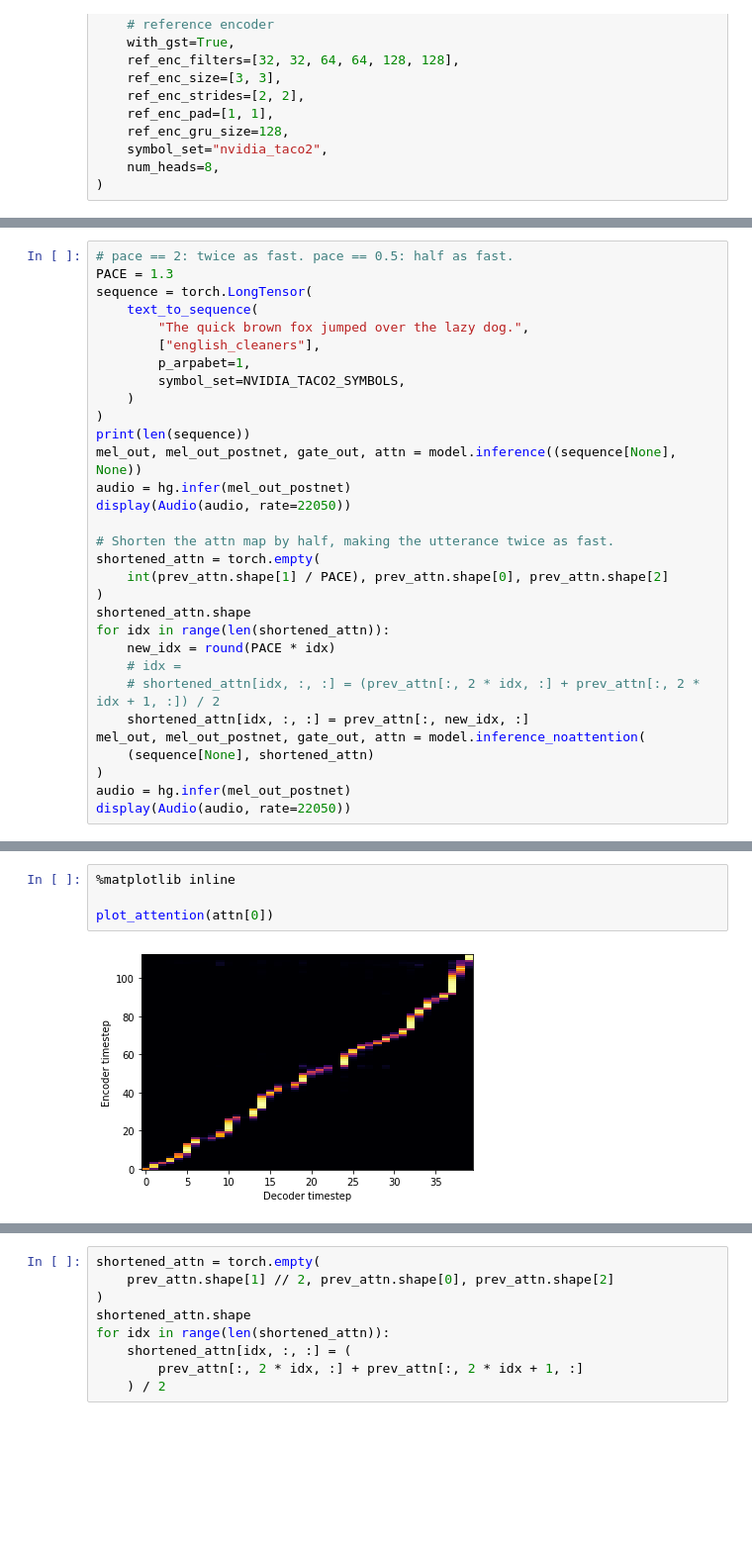
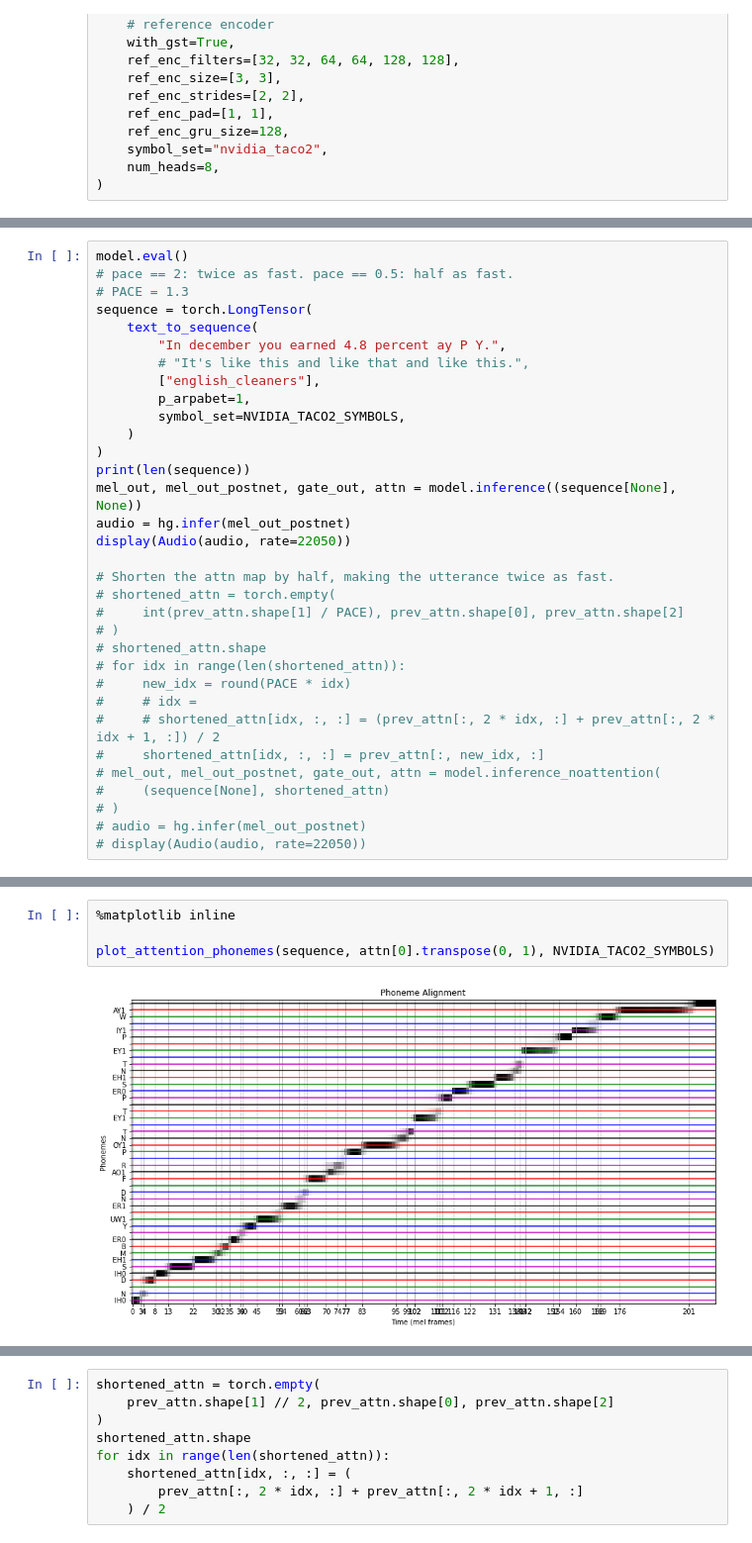
Before and after one commit to uberduck-ai/uberduck-ml-dev, a Jupyter notebook: nbs/models.tacotron2.ipynb, the cells around one changed output, grey strips where cells are left out. Shown at 99% size. Drawn from its saved outputs; the diff is of its cells as text; blank space fills up the shorter version.

Commit message:
add partial teacher forcing inference

```diff
--- a/nbs/models.tacotron2.ipynb
+++ b/nbs/models.tacotron2.ipynb
@@ -770,9 +902,11 @@ hg = HiFiGanGenerator("../models/config_v1.json", "../models/g_02590000_8spk")
 # %%
+model.eval()
 # pace == 2: twice as fast. pace == 0.5: half as fast.
-PACE = 1.3
+# PACE = 1.3
 sequence = torch.LongTensor(
     text_to_sequence(
-        "The quick brown fox jumped over the lazy dog.",
+        "In december you earned 4.8 percent ay P Y.",
+        # "It's like this and like that and like this.",
         ["english_cleaners"],
         p_arpabet=1,
         symbol_set=NVIDIA_TACO2_SYMBOLS,
@@ -784,18 +918,18 @@ audio = hg.infer(mel_out_postnet)
 display(Audio(audio, rate=22050))
 
 # Shorten the attn map by half, making the utterance twice as fast.
-shortened_attn = torch.empty(
-    int(prev_attn.shape[1] / PACE), prev_attn.shape[0], prev_attn.shape[2]
-)
-shortened_attn.shape
-for idx in range(len(shortened_attn)):
-    new_idx = round(PACE * idx)
-    # idx =
-    # shortened_attn[idx, :, :] = (prev_attn[:, 2 * idx, :] + prev_attn[:, 2 * idx + 1, :]) / 2
-    shortened_attn[idx, :, :] = prev_attn[:, new_idx, :]
-mel_out, mel_out_postnet, gate_out, attn = model.inference_noattention(
-    (sequence[None], shortened_attn)
-)
-audio = hg.infer(mel_out_postnet)
-display(Audio(audio, rate=22050))
+# shortened_attn = torch.empty(
+#     int(prev_attn.shape[1] / PACE), prev_attn.shape[0], prev_attn.shape[2]
+# )
+# shortened_attn.shape
+# for idx in range(len(shortened_attn)):
+#     new_idx = round(PACE * idx)
+#     # idx =
+#     # shortened_attn[idx, :, :] = (prev_attn[:, 2 * idx, :] + prev_attn[:, 2 * idx + 1, :]) / 2
+#     shortened_attn[idx, :, :] = prev_attn[:, new_idx, :]
+# mel_out, mel_out_postnet, gate_out, attn = model.inference_noattention(
+#     (sequence[None], shortened_attn)
+# )
+# audio = hg.infer(mel_out_postnet)
+# display(Audio(audio, rate=22050))
 # %% [output]
@@ -808,6 +940,6 @@ weight norm already removed
 # %%
 %matplotlib inline
 
-plot_attention(attn[0])
+plot_attention_phonemes(sequence, attn[0].transpose(0, 1), NVIDIA_TACO2_SYMBOLS)
 # %% [output]
-[figure, old version]
+[figure, new version]
```
Also changed, not shown: parts of 21 cells of this notebook, 4 other files.
